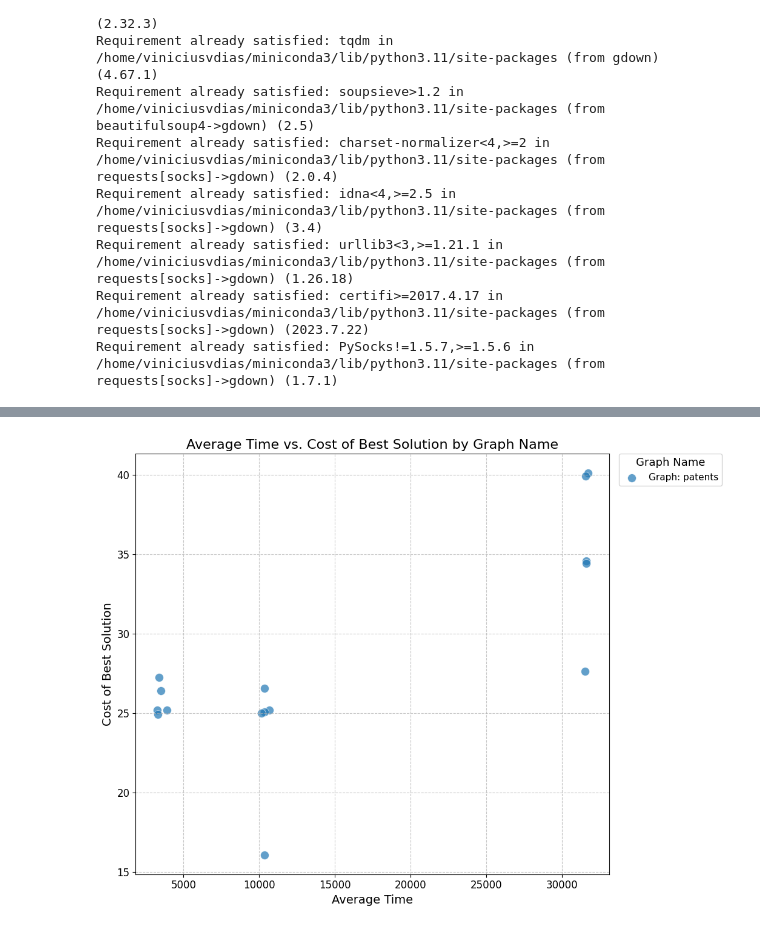
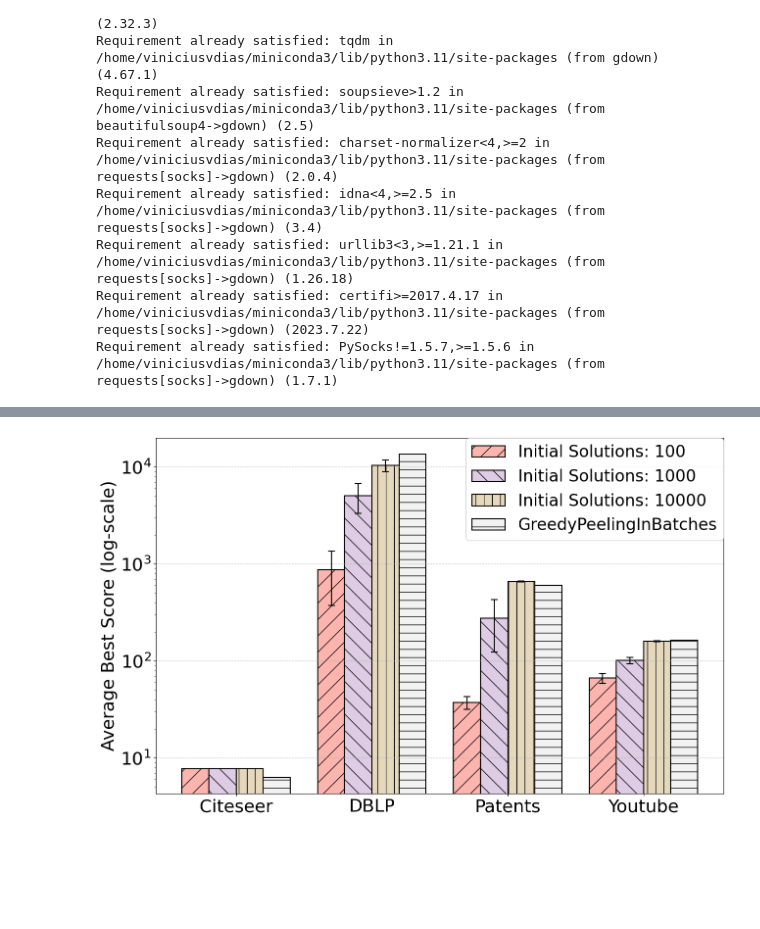
Before and after one commit to dcc-ufla-graph-mining/fractal, a Jupyter notebook: plots/optimality_plots.ipynb, the cells around one changed output, grey strips where cells are left out. Cells and saved outputs as stored; diff of their text form; code cells hidden in the pictures; blank space fills up the shorter version.

```diff
--- a/plots/optimality_plots.ipynb
+++ b/plots/optimality_plots.ipynb
@@ -319,9 +301,12 @@ def plot_average_time_vs_cost(df: pd.DataFrame):
-# %%
-grouping_columns = ["Graph Name", "Objective Function", "Initial Vertices", "Initial Solutions", "Timeout (ms)", "Threads"]
-value_column = ["Cost Best Solution", "Total Time (ms)"]
-grouped_df = calculate_grouped_stats_and_ci(optimality_df, grouping_columns, value_column)
-
-df = optimality_df[(optimality_df["Graph Name"] == "patents") & (optimality_df["Objective Function"] == "densesubgraph") & (optimality_df["Timeout (ms)"] == 1000)]
-plot_average_time_vs_cost(df)
-# %% [output]
-[figure, removed]
+# %%
+grouping_cols = ["Graph Name"]
+df = grouped_df[(grouped_df["Objective Function"] == "triangledensestsubgraph") & (grouped_df['Graph Name'].isin(['citeseer', 'dblp', 'patents', 'youtube'])) & (grouped_df['Initial Solutions'] > 32)].copy()
+df['Graph Name'] = df['Graph Name'].replace({
+    'citeseer': 'Citeseer',
+    'dblp': 'DBLP',
+    'patents': 'Patents',
+    'youtube': 'Youtube',
+})
+plot_average_by_group_and_initial_solutions(df, grouping_cols, {'GreedyPeelingInBatches': [6.272727273,13585,599.8496241,164.1794872]}, title="Optimality Triangle Densest Subgraph", log_scale=True)
+# %% [output]
+[figure, added]
```
Also changed, not shown: parts of 8 cells of this notebook, 22 other files.
